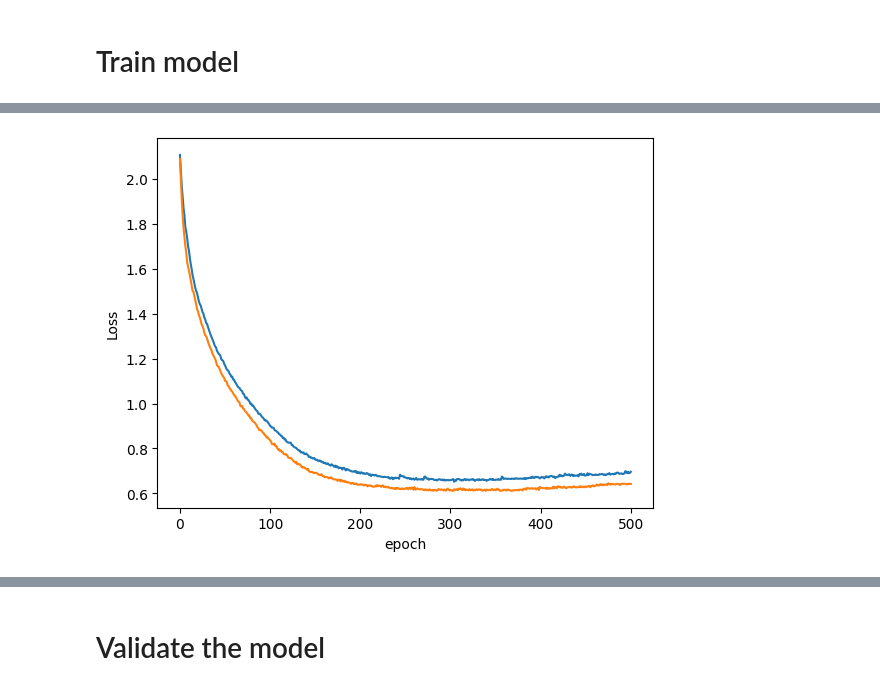
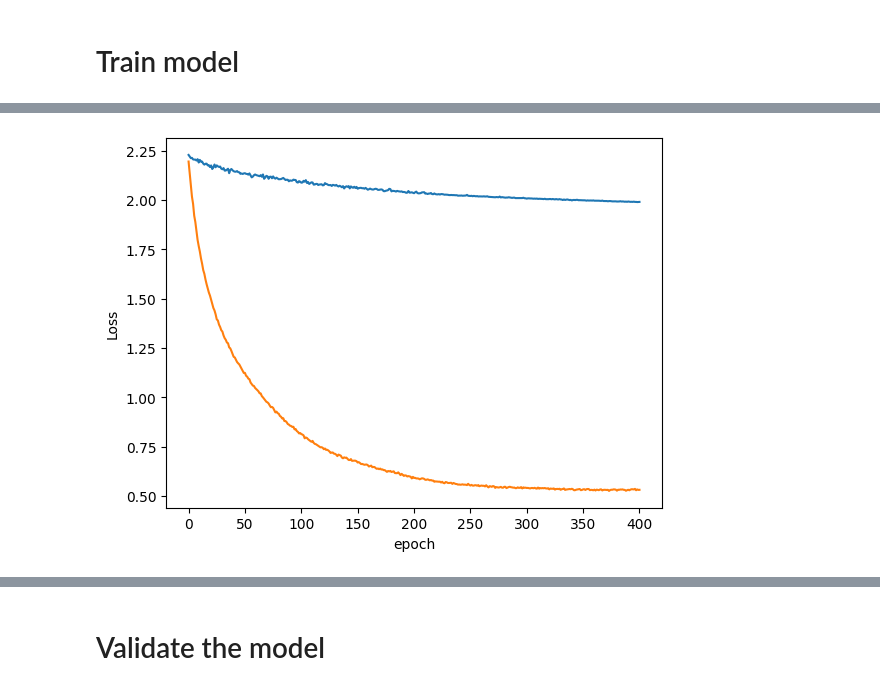
Before and after one commit to andrewbremner3/PlayGroundSeries, a Jupyter notebook: weightrisk-s4e2-pytorch.ipynb, the cells around one changed output, grey strips where cells are left out. Saved outputs shown, nothing was run; the diff lists cells and outputs as text; code cells hidden in the pictures.

Commit message:
Kaggle Notebook | WeightRisk | s4e2 | Sklearn Models vs Pytorch | Version 18

```diff
--- a/weightrisk-s4e2-pytorch.ipynb
+++ b/weightrisk-s4e2-pytorch.ipynb
@@ -466,4 +548,4 @@ CategoricalDtype(categories=['Insufficient_Weight', 'Normal_Weight', 'Obesity_Ty
                   'Overweight_Level_II'],
 , ordered=False, categories_dtype=object)
 # %%
-y = torch.tensor(df[y_col[0]].cat.codes, dtype=torch.int64)
+y = torch.tensor(df[y_col[0]].map(target_map), dtype=torch.int64)
@@ -560,7 +662,7 @@ class Model_Num(nn.Module):
 # %% [markdown]
 ## Define the training function
 # %%
-def train_model(model,cont, y_true):  #cat,
+def train_model(model, cat, cont, y_true):  #cat,
     start_time = time.time()
 #     criterion = nn.CrossEntropyLoss() # Classification
     optimizer = torch.optim.Adam(model.parameters(),lr=0.001,weight_decay=0.1)
@@ -568,7 +670,7 @@ def train_model(model,cont, y_true):  #cat,
     for i in range(epochs):
         i+=1
 
-        y_pred = model(cont) #cat,
+        y_pred = model(cat, cont) #cat,
         #loss = torch.sqrt(criterion(y_pred,y_train)) #Regression
         #print(y_pred)
         loss = criterion(y_pred, y_true) # Classification
@@ -588,6 +704,6 @@ for cat in cat_cols:
     df_test[cat] = df_test[cat].astype('category')
 # %%
 # Embeddings
-# cat_szs = [len(df_test[col].cat.categories) for col in cat_cols]
-# emb_szs = [(size,min(50,(size+1)//2)) for size in cat_szs]
-# emb_szs
+cat_szs = [len(df_test[col].cat.categories) for col in cat_cols]
+emb_szs = [(size,min(50,(size+1)//2)) for size in cat_szs]
+emb_szs
@@ -611,8 +729,8 @@ valid_size, batch_size
 # %% [output]
 (4152, 16606)
 # %%
-# cat_train = cats[:batch_size]
-# cat_valid = cats[batch_size-valid_size:batch_size]
+cat_train = cats[:batch_size]
+cat_valid = cats[batch_size-valid_size:batch_size]
 con_train = conts[:batch_size]
 con_valid = conts[batch_size-valid_size:batch_size]
 
@@ -640,27 +758,28 @@ conts.shape[1]
 # %%
-epochs = 501
+epochs = 401
 losses = []
 acc_lst = []
 metric = MulticlassAccuracy(num_classes = 7)
 #([1],[128,64]):#
 #run training
-for i in ([101,51],[128,64]):##([101,51,25],[51,101,31],[128,64],[128,32],[101,51],[35,25,19],[101],[101,51],[51,101,31]):
+for i in ([1],[128,64]):#([101,51,25],[51,101,31],[128,64],[64,32],[128,32],[101,51],[35,25,19],[101],[101,51],[51,101,31]):
     #([512, 128],[1]):
     #([512, 128], [128,64,32], [512]):
     #([101,51,25,12],[101,51,25],[51,101,31],[128,64],[512,128,64,32],[128,32],[101,51], [35,25,19],[101],[101,51],[51],[21],[51,101,31]):
     losses = []
     acc_lst = []
-    model = Model_Num(n_cont = conts.shape[1],
+    model = TabluarModel(emb_szs = emb_szs,
+                         n_cont = conts.shape[1],
                          out_sz = len(y.unique()),
                          layers = i,
                          p = 0.5)
     model.train()
-    train_model(model, con_train, y_train)
+    train_model(model, cat_train, con_train, y_train)
 #     train_model(model, cats, conts, y)
 
     model.eval()
     with torch.no_grad():
-        y_val = model(con_valid)
+        y_val = model(cat_valid, con_valid)
         loss = criterion(y_val, y_valid)
     y_val_out = [x.argmax().item() for x in y_val]
 
@@ -693,5 +810,5 @@ Training took 0.20563020706176757 minutes
 -------------
-[figure, old version]
+[figure, new version]
 # %%
 y_val
 # %% [output]
```
Also changed, not shown: parts of 48 cells of this notebook.
